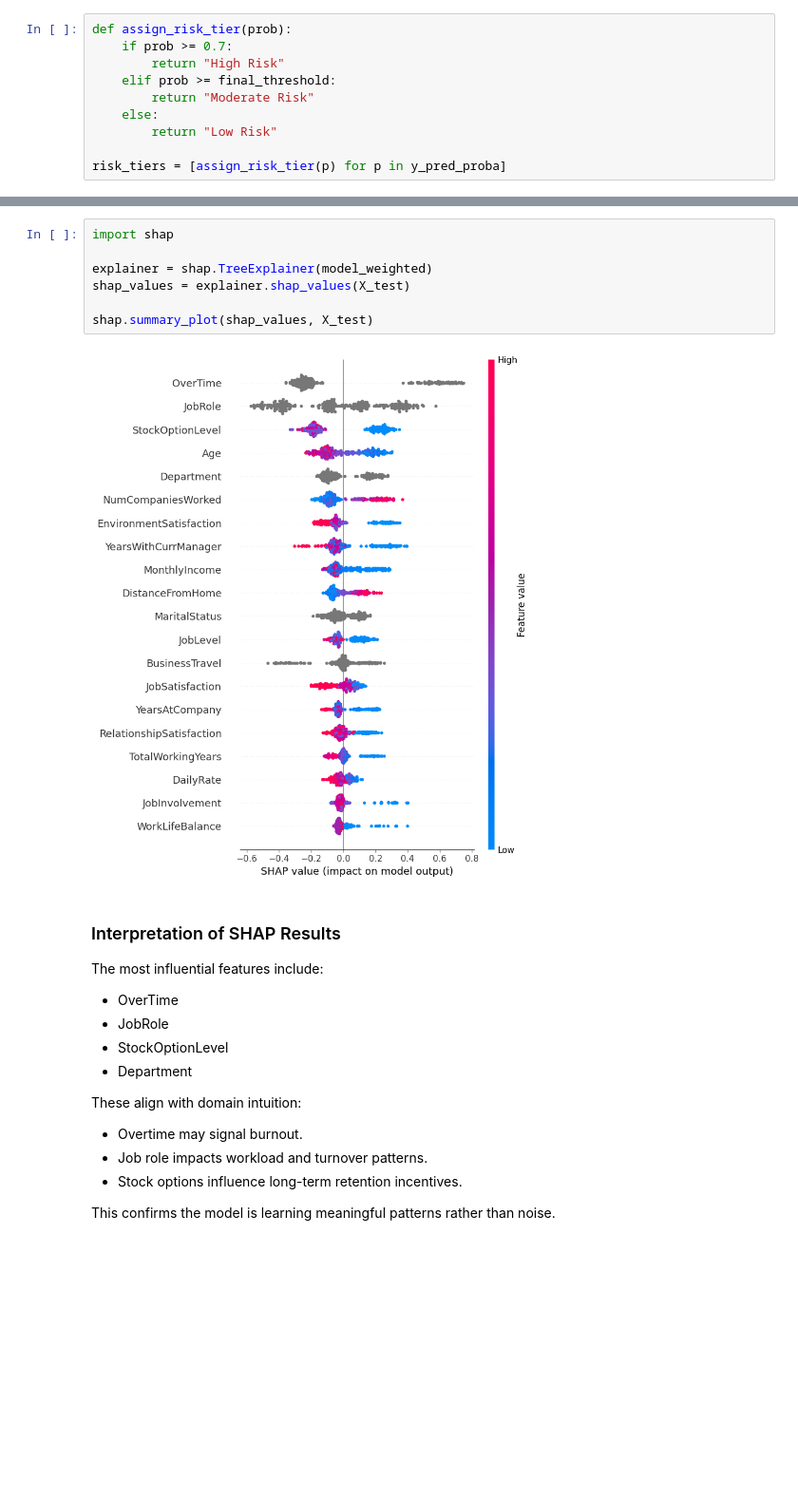
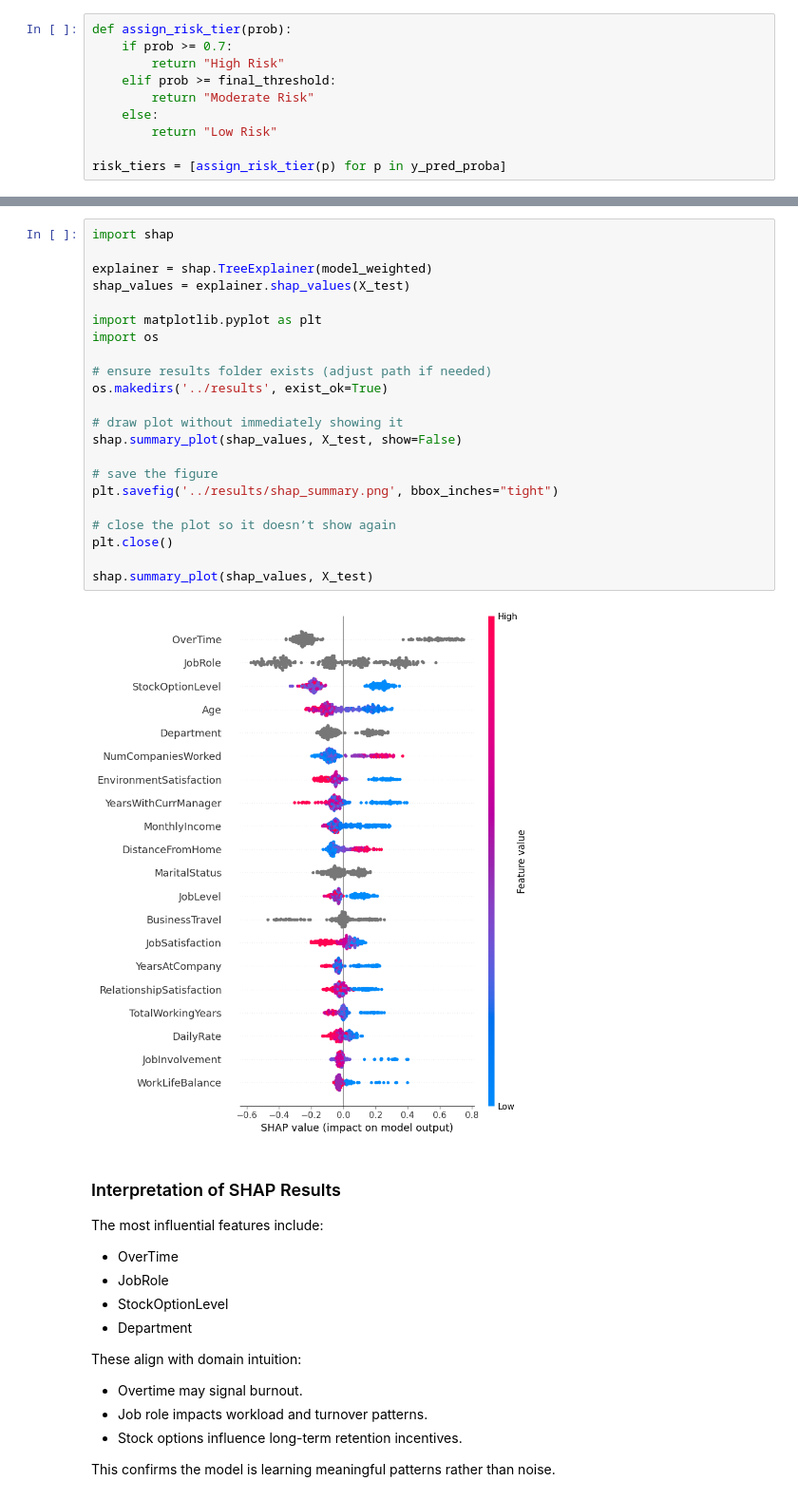
Before and after one commit to aniray2908/silent-attrition-detector, a Jupyter notebook: notebooks/hr_attrition_model.ipynb, the cells around one changed output, grey strips where cells are left out. Shown at 95% size. Saved outputs shown, nothing was run; the diff lists cells and outputs as text; blank space fills up the shorter version.

```diff
--- a/notebooks/hr_attrition_model.ipynb
+++ b/notebooks/hr_attrition_model.ipynb
@@ -470,15 +470,30 @@ Requirement already satisfied: tzdata>=2022.7 in /usr/local/lib/python3.12/dist-
 Requirement already satisfied: joblib>=1.2.0 in /usr/local/lib/python3.12/dist-packages (from scikit-learn->shap) (1.5.3)
 Requirement already satisfied: threadpoolctl>=3.1.0 in /usr/local/lib/python3.12/dist-packages (from scikit-learn->shap) (3.6.0)
 Requirement already satisfied: six>=1.5 in /usr/local/lib/python3.12/dist-packages (from python-dateutil>=2.8.2->pandas->shap) (1.17.0)
-# %%
-import shap
-
-explainer = shap.TreeExplainer(model_weighted)
-shap_values = explainer.shap_values(X_test)
-
-shap.summary_plot(shap_values, X_test)
-# %% [output]
-[figure, removed]
+# %%
+import shap
+
+explainer = shap.TreeExplainer(model_weighted)
+shap_values = explainer.shap_values(X_test)
+
+import matplotlib.pyplot as plt
+import os
+
+# ensure results folder exists (adjust path if needed)
+os.makedirs('../results', exist_ok=True)
+
+# draw plot without immediately showing it
+shap.summary_plot(shap_values, X_test, show=False)
+
+# save the figure
+plt.savefig('../results/shap_summary.png', bbox_inches="tight")
+
+# close the plot so it doesn’t show again
+plt.close()
+
+shap.summary_plot(shap_values, X_test)
+# %% [output]
+[figure, added]
 # %% [markdown]
 ### Interpretation of SHAP Results
 
```
Also changed, not shown: parts of 9 cells of this notebook.
